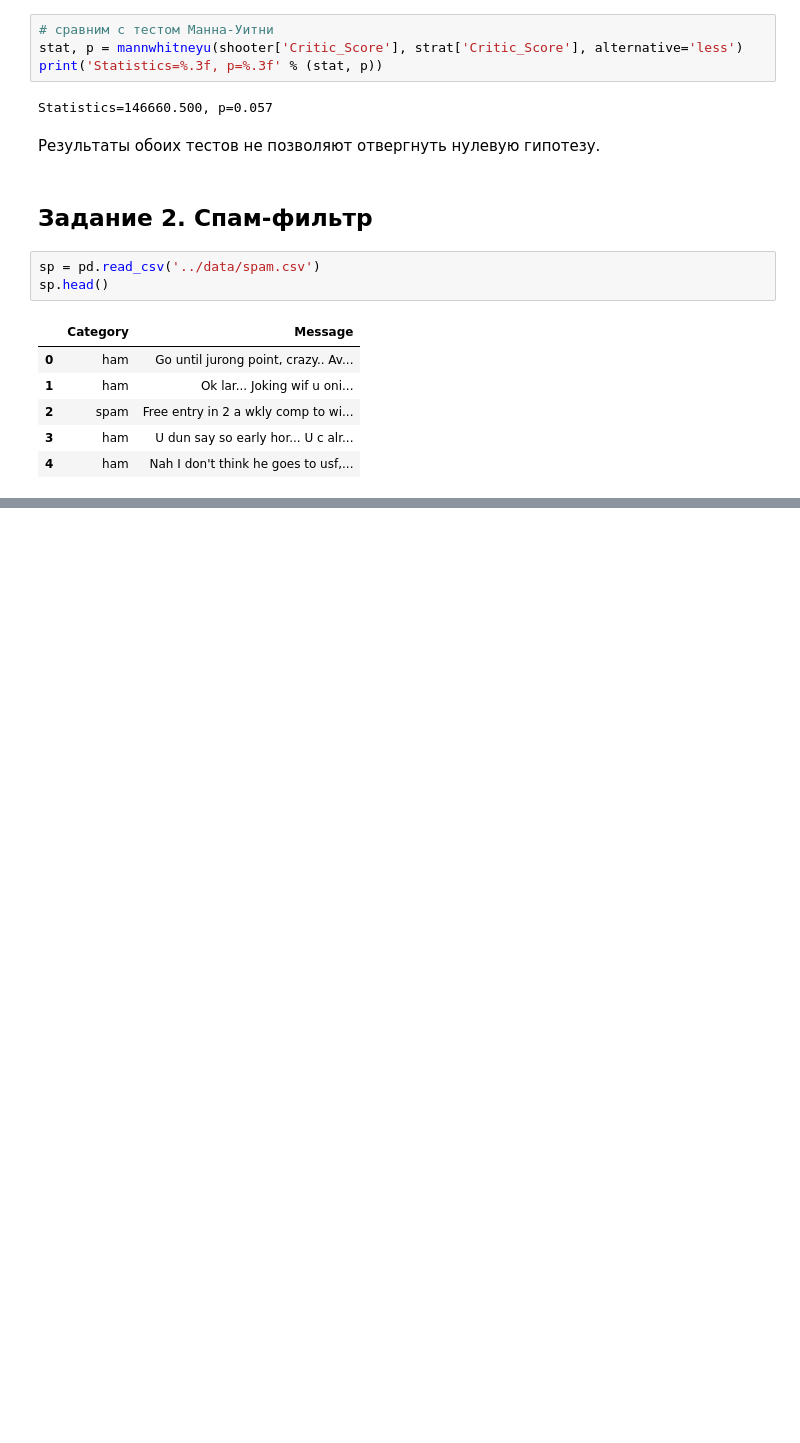
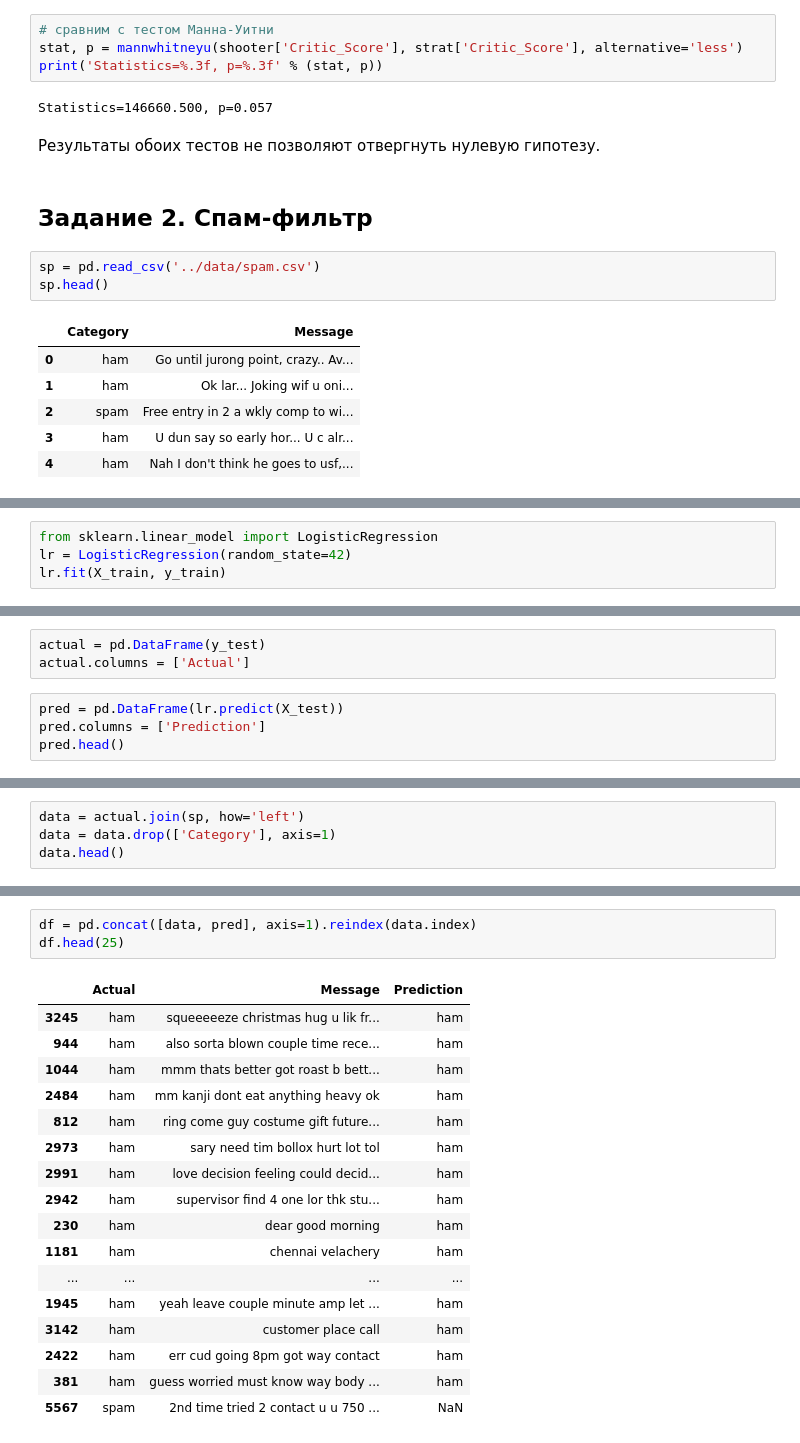
Before and after one commit to Dmitry-V-Makarov/Netology, a Jupyter notebook: pyda-13/hw/22.HW_HT_spam.ipynb, the cells around one changed output, grey strips where cells are left out. Cells and saved outputs as stored; diff of their text form; blank space fills up the shorter version.

```diff
--- a/pyda-13/hw/22.HW_HT_spam.ipynb
+++ b/pyda-13/hw/22.HW_HT_spam.ipynb
@@ -152,0 +216,4 @@ sp.head()
+# %%
+from sklearn.linear_model import LogisticRegression
+lr = LogisticRegression(random_state=42)
+lr.fit(X_train, y_train)
@@ -152,0 +241,7 @@ sp.head()
+# %%
+actual = pd.DataFrame(y_test)
+actual.columns = ['Actual']
+# %%
+pred = pd.DataFrame(lr.predict(X_test))
+pred.columns = ['Prediction']
+pred.head()
@@ -152,0 +255,4 @@ sp.head()
+# %%
+data = actual.join(sp, how='left')
+data = data.drop(['Category'], axis=1)
+data.head()
@@ -152,0 +266,21 @@ sp.head()
+# %%
+df = pd.concat([data, pred], axis=1).reindex(data.index)
+df.head(25)
+# %% [output]
+|  | Actual | Message | Prediction |
+| 3245 | ham | squeeeeeze christmas hug u lik fr... | ham |
+| 944 | ham | also sorta blown couple time rece... | ham |
+| 1044 | ham | mmm thats better got roast b bett... | ham |
+| 2484 | ham | mm kanji dont eat anything heavy ok | ham |
+| 812 | ham | ring come guy costume gift future... | ham |
+| 2973 | ham | sary need tim bollox hurt lot tol | ham |
+| 2991 | ham | love decision feeling could decid... | ham |
+| 2942 | ham | supervisor find 4 one lor thk stu... | ham |
+| 230 | ham | dear good morning | ham |
+| 1181 | ham | chennai velachery | ham |
+| ... | ... | ... | ... |
+| 1945 | ham | yeah leave couple minute amp let ... | ham |
+| 3142 | ham | customer place call | ham |
+| 2422 | ham | err cud going 8pm got way contact | ham |
+| 381 | ham | guess worried must know way body ... | ham |
+| 5567 | spam | 2nd time tried 2 contact u u 750 ... | NaN |
```
Also changed, not shown: parts of 17 cells of this notebook.
